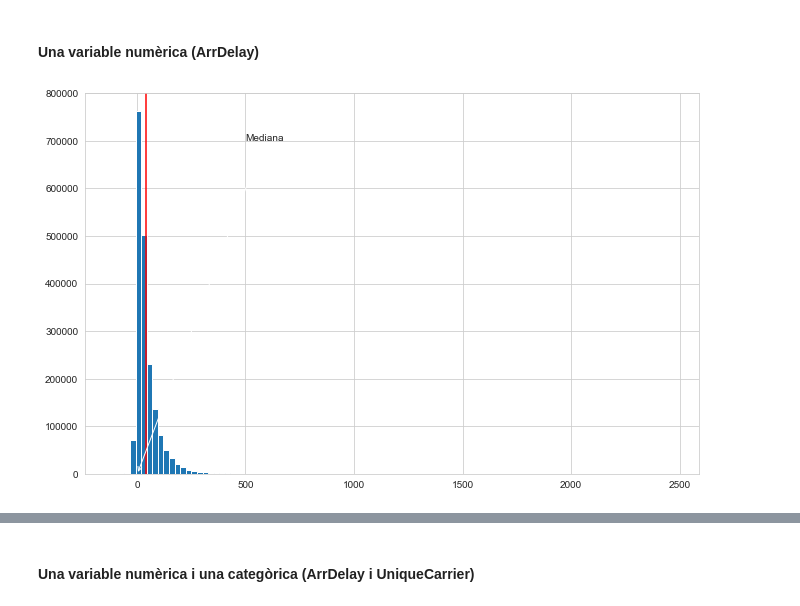
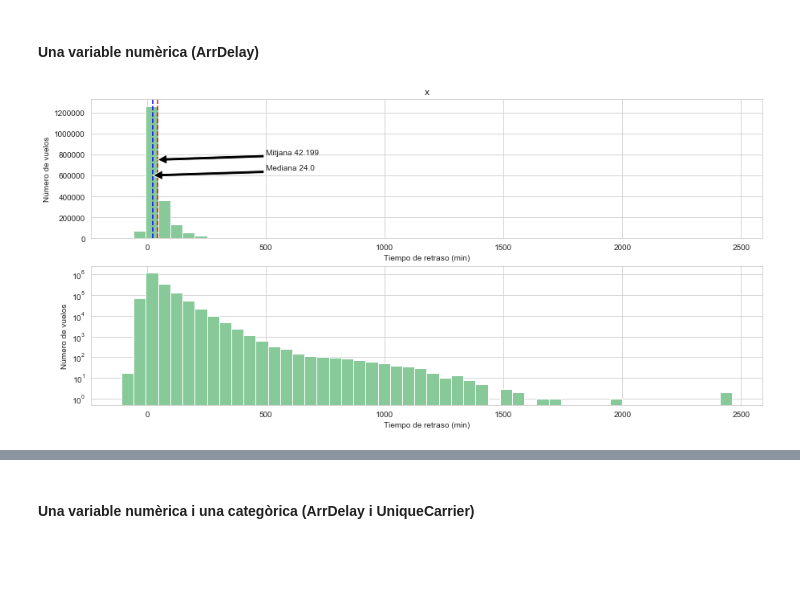
Before and after one commit to adriacb99/visualitzaci-_explorat-ria, a Jupyter notebook: S03 T01.ipynb, the cells around one changed output, grey strips where cells are left out. Saved outputs shown, nothing was run; the diff lists cells and outputs as text; code cells hidden in the pictures; blank space fills up the shorter version.

```diff
--- a/S03 T01.ipynb
+++ b/S03 T01.ipynb
@@ -39,13 +39,32 @@ plt.show()
 [figure]
 # %% [markdown]
 #### Una variable numèrica (ArrDelay)
-# %%
-dff = df["ArrDelay"].to_numpy()
-num_bins = 100
-plt.figure(figsize=(11,7))
-plt.hist(dff, num_bins)
-plt.axvline(df.ArrDelay.mean(), color ="Red")
-plt.annotate("Mediana", xy=(2,df.ArrDelay.mean()),xytext=(500,700000), arrowprops=dict(arrowstyle='->'))
-plt.show()
-# %% [output]
-[figure, removed]
+# %%
+import math
+def truncate(number, digits) -> float:
+    stepper = 10.0 ** digits
+    return math.trunc(stepper * number) / stepper
+# %%
+mask = df["ArrDelay"] <= 400
+dff = df["ArrDelay"]
+num_bins = 50
+plt.figure(figsize=(15,7))
+v1 = "Mitjana " + str(truncate(df.ArrDelay.mean(), 3))
+v2 = "Mediana " + str(truncate(df.ArrDelay.median(), 3))
+plt.subplot(2,1,1)
+plt.axvline(df.ArrDelay.mean(), color ="Red", linestyle="--")
+plt.axvline(df.ArrDelay.median(), color ="Blue", linestyle="--")
+plt.annotate(v1, xy=(df.ArrDelay.mean(),750000),xytext=(500,800000), arrowprops=dict(facecolor='black'))
+plt.annotate(v2, xy=(df.ArrDelay.median(),600000),xytext=(500,650000), arrowprops=dict(facecolor='black'))
+plt.title("x")
+plt.xlabel("Tiempo de retraso (min)")
+plt.ylabel("Número de vuelos")
+plt.hist(dff, num_bins, color = "#88c999")
+plt.subplot(2,1,2)
+plt.xlabel("Tiempo de retraso (min)")
+plt.ylabel("Número de vuelos")
+plt.yscale("log")
+plt.hist(dff, num_bins, color = "#88c999")
+plt.show()
+# %% [output]
+[figure, added]
```
Also changed, not shown: parts of 3 cells of this notebook.
